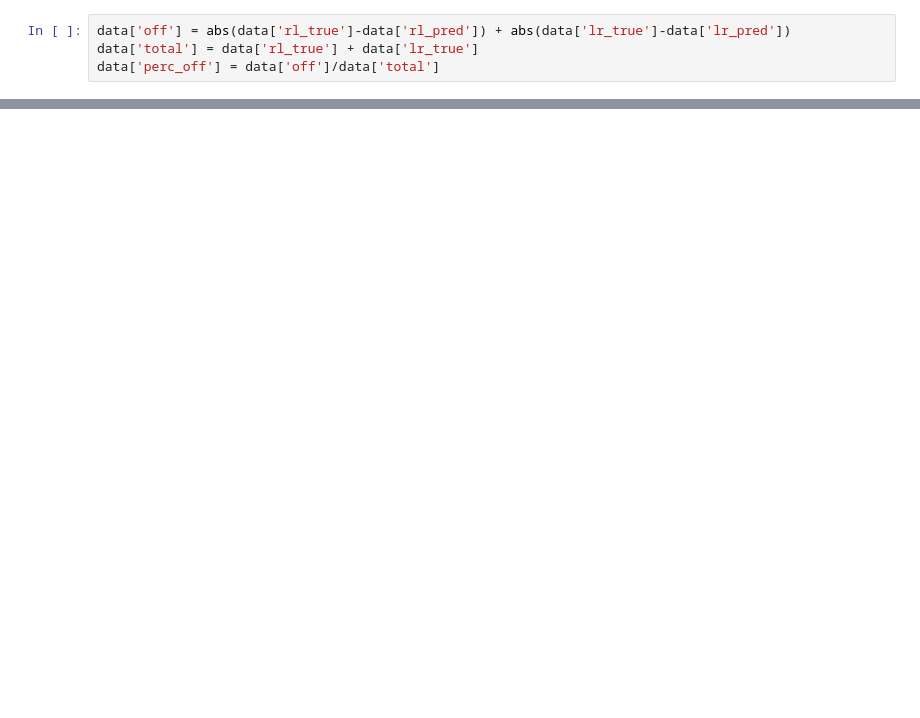
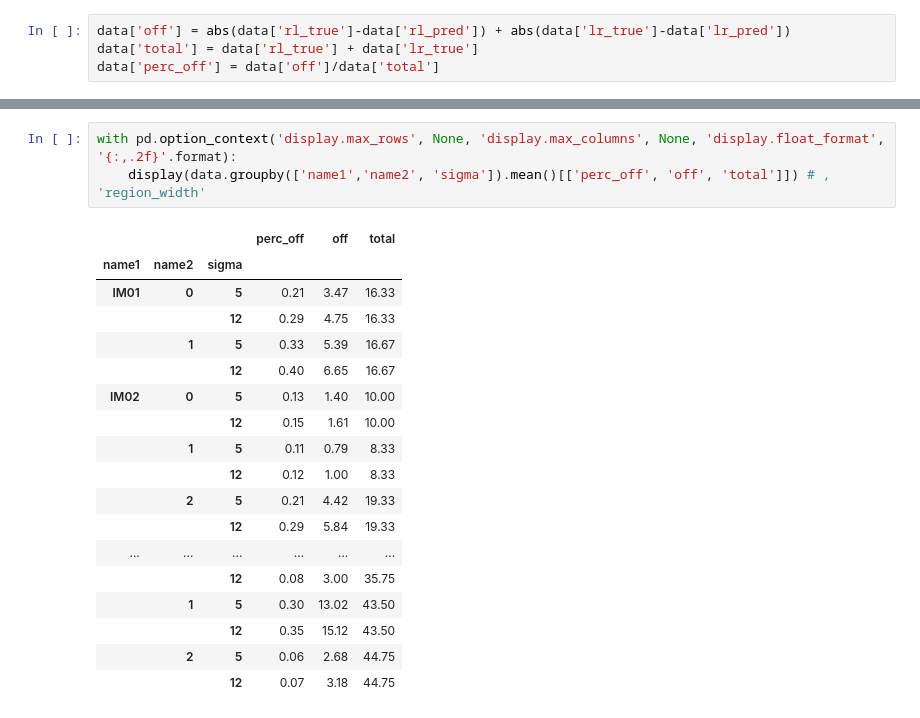
Before and after one commit to janerikvw/Crossing-Line-Counting, a Jupyter notebook: code/results.ipynb, the cells around one changed output, grey strips where cells are left out. Saved outputs shown, nothing was run; the diff lists cells and outputs as text; blank space fills up the shorter version.

```diff
--- a/code/results.ipynb
+++ b/code/results.ipynb
@@ -67,0 +84,22 @@ data['perc_off'].mean()
+# %%
+with pd.option_context('display.max_rows', None, 'display.max_columns', None, 'display.float_format', '{:,.2f}'.format):
+    display(data.groupby(['name1','name2', 'sigma']).mean()[['perc_off', 'off', 'total']]) # , 'region_width'
+# %% [output]
+|  |  |  | perc_off | off | total |
+| name1 | name2 | sigma |  |  |  |
+| IM01 | 0 | 5 | 0.21 | 3.47 | 16.33 |
+|  |  | 12 | 0.29 | 4.75 | 16.33 |
+|  | 1 | 5 | 0.33 | 5.39 | 16.67 |
+|  |  | 12 | 0.40 | 6.65 | 16.67 |
+| IM02 | 0 | 5 | 0.13 | 1.40 | 10.00 |
+|  |  | 12 | 0.15 | 1.61 | 10.00 |
+|  | 1 | 5 | 0.11 | 0.79 | 8.33 |
+|  |  | 12 | 0.12 | 1.00 | 8.33 |
+|  | 2 | 5 | 0.21 | 4.42 | 19.33 |
+|  |  | 12 | 0.29 | 5.84 | 19.33 |
+| ... | ... | ... | ... | ... | ... |
+|  |  | 12 | 0.08 | 3.00 | 35.75 |
+|  | 1 | 5 | 0.30 | 13.02 | 43.50 |
+|  |  | 12 | 0.35 | 15.12 | 43.50 |
+|  | 2 | 5 | 0.06 | 2.68 | 44.75 |
+|  |  | 12 | 0.07 | 3.18 | 44.75 |
```
Also changed, not shown: parts of 5 cells of this notebook, 3 other files.
